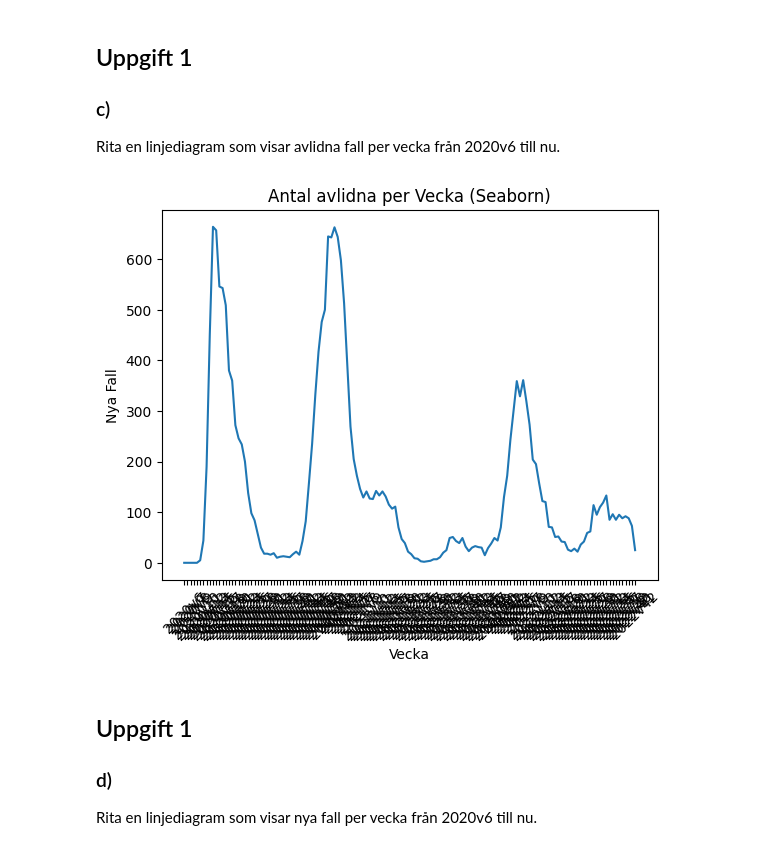
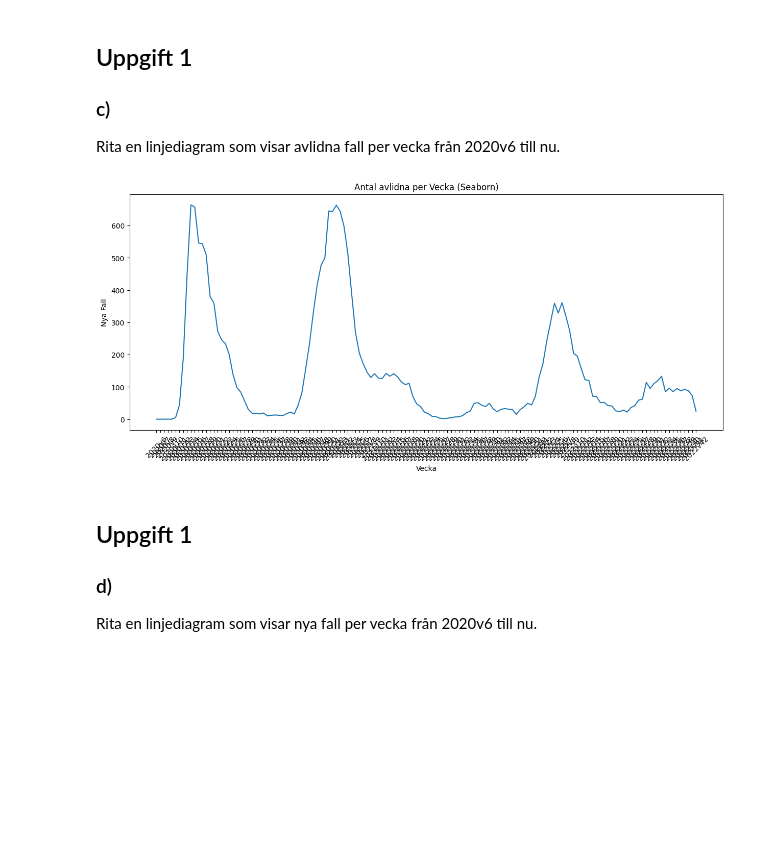
Before and after one commit to Wessnom/DataProcessing-Alexander-Wessner, a Jupyter notebook: Labb/Uppgift_1.ipynb, the cells around one changed output. Cells and saved outputs as stored; diff of their text form; code cells hidden in the pictures; blank space fills up the shorter version.

```diff
--- a/Labb/Uppgift_1.ipynb
+++ b/Labb/Uppgift_1.ipynb
@@ -148,21 +148,24 @@ import seaborn as sns
 import matplotlib.pyplot as plt
 import plotly_express as px
 # %%
+# Seaborn
 
-# Seaborn
+plt.figure(figsize=(15, 6))
+
 sns.lineplot(x='Vecka', y='Antal_avlidna_vecka', data=covid_data)
 plt.title('Antal avlidna per Vecka (Seaborn)')
 plt.xlabel('Vecka')
 plt.ylabel('Nya Fall')
 plt.xticks(rotation=45)
 plt.show()
 
 
 # Plotly Express
 fig_px = px.line(covid_data, x='Vecka', y='Antal_avlidna_vecka', title='Antal avlidna per Vecka (Plotly Express)')
 fig_px.show()
+fig_px.write_html("../Labb/Visualiseringar/Avlidna_per_vecka_plotly.html")
 # %% [output]
-[figure, old version]
+[figure, new version]
 # %% [markdown]
 ## Uppgift 1
 ### d)
```
Also changed, not shown: parts of 4 cells of this notebook.
